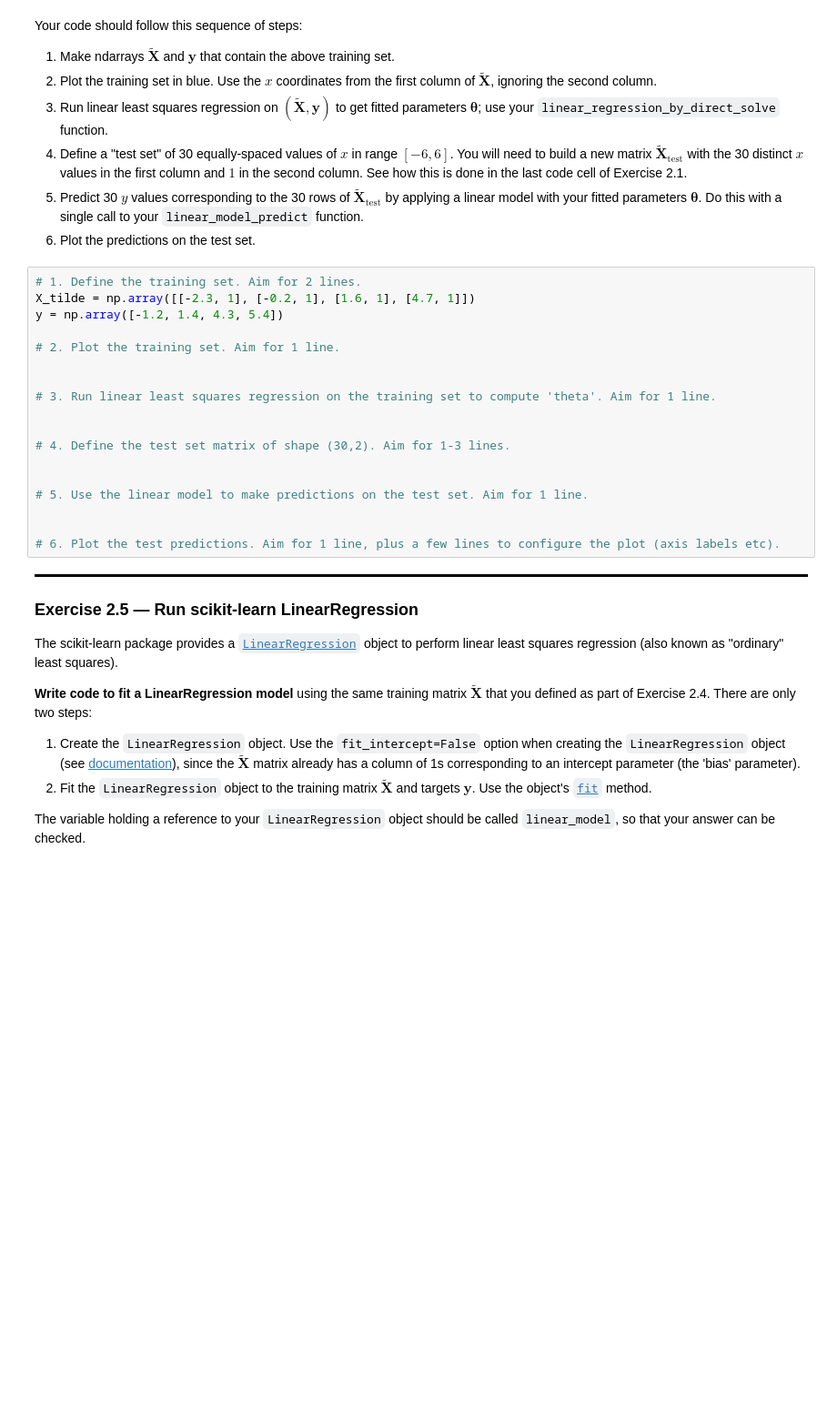
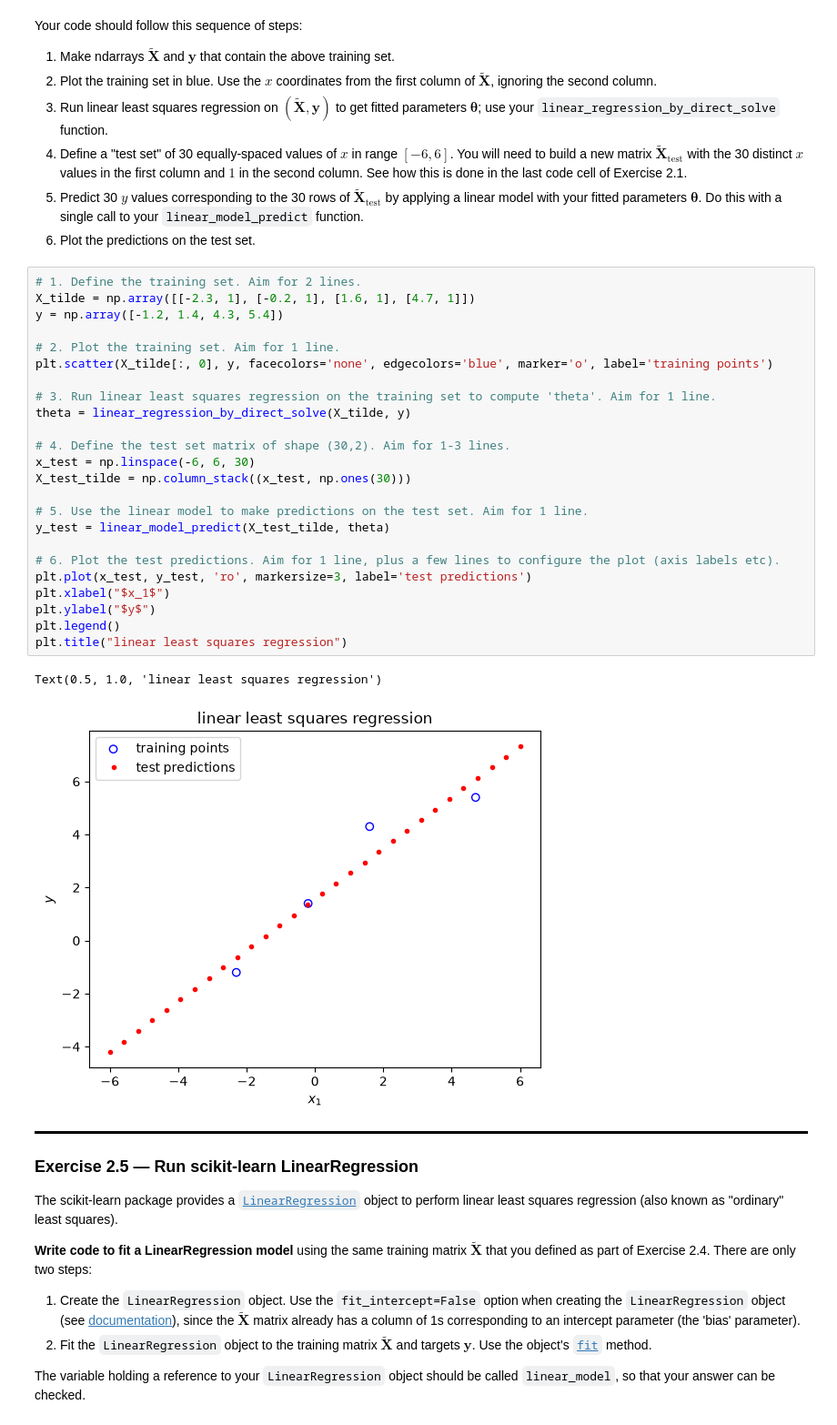
Before and after one commit to laurent-lao/COMP-432-Assignments, a Jupyter notebook: Assignment3/assignment03_student.ipynb, the cells around one changed output. Shown at 91% size. Drawn from its saved outputs; the diff is of its cells as text; blank space fills up the shorter version.

```diff
--- a/Assignment3/assignment03_student.ipynb
+++ b/Assignment3/assignment03_student.ipynb
@@ -524,21 +524,30 @@ Your code should follow this sequence of steps:
 # %%
 # 1. Define the training set. Aim for 2 lines.
 X_tilde = np.array([[-2.3, 1], [-0.2, 1], [1.6, 1], [4.7, 1]])
 y = np.array([-1.2, 1.4, 4.3, 5.4])
 
 # 2. Plot the training set. Aim for 1 line.
-
+plt.scatter(X_tilde[:, 0], y, facecolors='none', edgecolors='blue', marker='o', label='training points')
 
 # 3. Run linear least squares regression on the training set to compute 'theta'. Aim for 1 line.
-
+theta = linear_regression_by_direct_solve(X_tilde, y)
 
 # 4. Define the test set matrix of shape (30,2). Aim for 1-3 lines.
-
+x_test = np.linspace(-6, 6, 30)
+X_test_tilde = np.column_stack((x_test, np.ones(30)))
 
 # 5. Use the linear model to make predictions on the test set. Aim for 1 line.
-
+y_test = linear_model_predict(X_test_tilde, theta)
 
 # 6. Plot the test predictions. Aim for 1 line, plus a few lines to configure the plot (axis labels etc).
+plt.plot(x_test, y_test, 'ro', markersize=3, label='test predictions')
+plt.xlabel("$x_1$")
+plt.ylabel("$y$")
+plt.legend()
+plt.title("linear least squares regression")
+# %% [output]
+Text(0.5, 1.0, 'linear least squares regression')
+[figure, added]
 # %% [markdown]
 <div style="border-bottom: 3px solid black;"></div>
 
```
Also changed, not shown: parts of 9 cells of this notebook.
